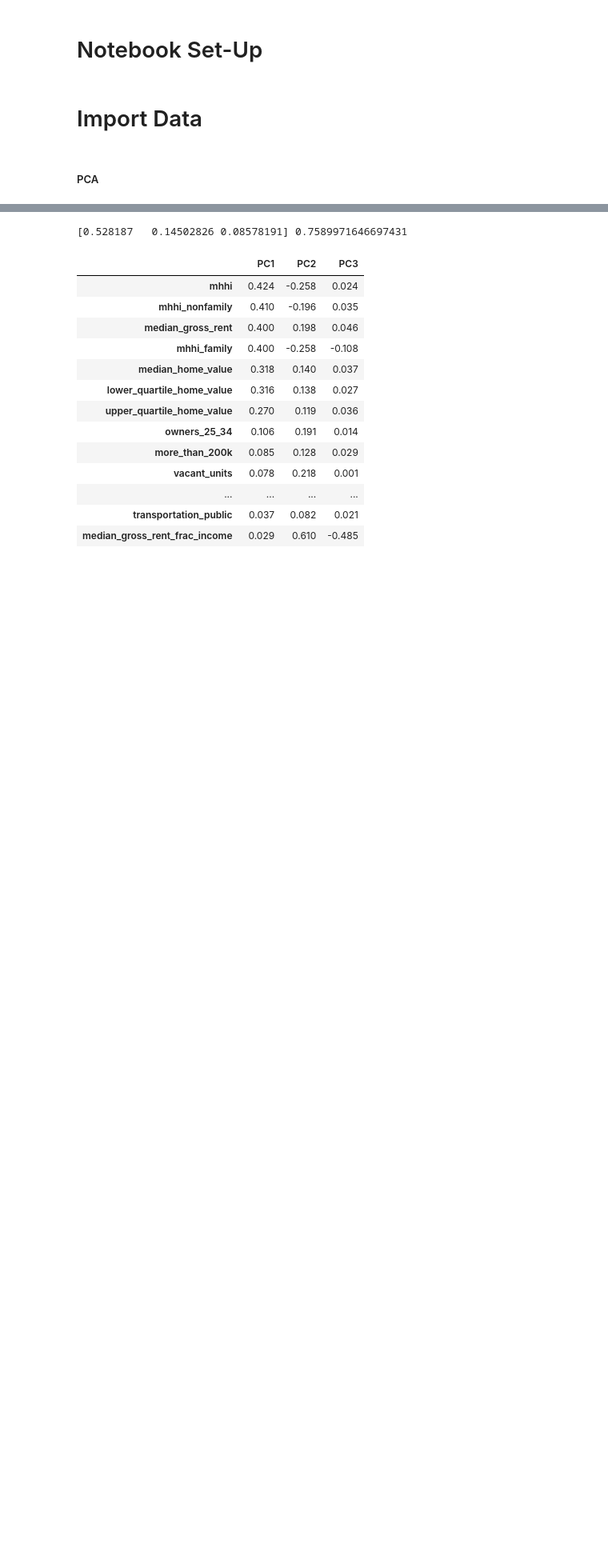
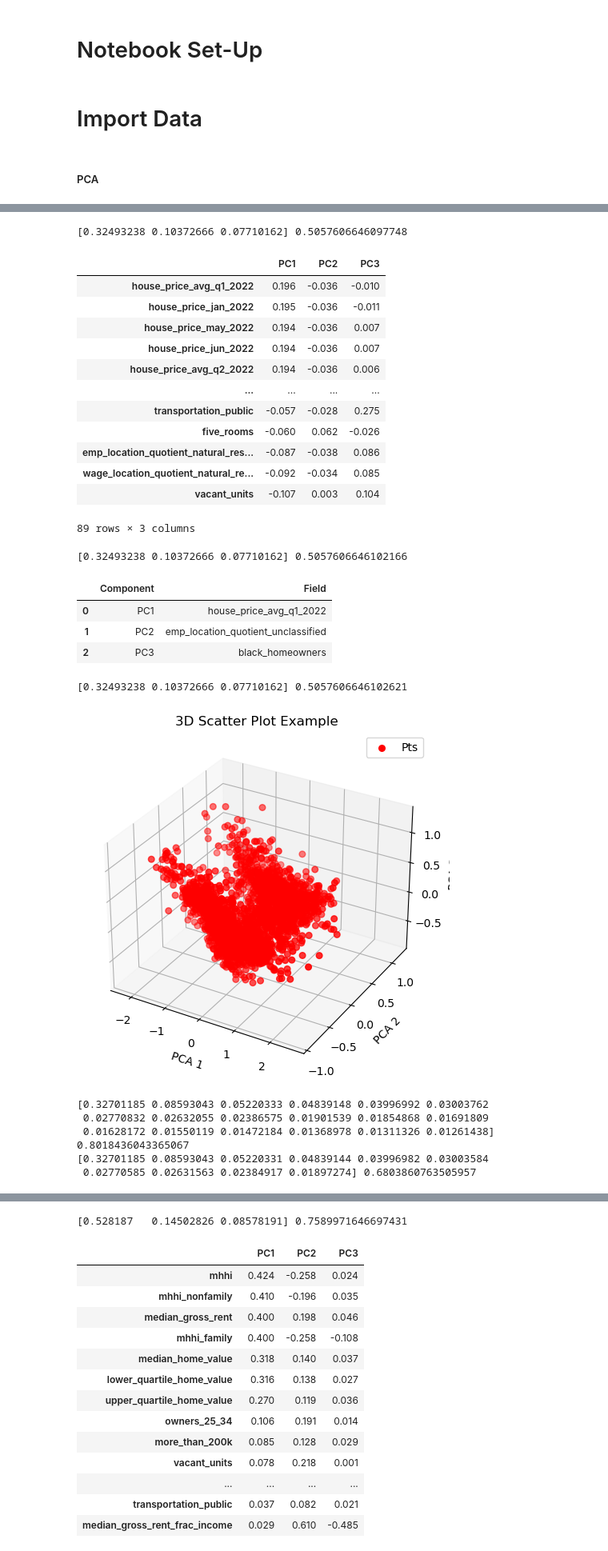
Before and after one commit to RyanZimmermanNWU/Northwestern-MSDS-Capstone-2023, a Jupyter notebook: Scripts/c. Feature Extraction and Creation.ipynb, the cells around one changed output, grey strips where cells are left out. Shown at 80% size. Saved outputs shown, nothing was run; the diff lists cells and outputs as text; code cells hidden in the pictures; blank space fills up the shorter version.

```diff
--- a/Scripts/c. Feature Extraction and Creation.ipynb
+++ b/Scripts/c. Feature Extraction and Creation.ipynb
@@ -89 +231,41 @@ def perform_pca(df_set, pca_param):
+# %%
+###################
+#%pylab
+#%matplotlib inline
+display(perform_pca(final_log_mm, 3)[0])
+
+display(perform_pca(final_log_mm, 3)[1])
+
+pca_plot(perform_pca(final_log_mm, 3)[2])
+
+# Excel Output
+perform_pca(final_log_ss, .80)[0].to_csv(r'C:\Users\Mattl\Desktop\Data\final_log_ss_pca_loadings.csv')
+perform_pca(final_log_ss, 10)[2].to_csv(r'C:\Users\Mattl\Desktop\Data\final_log_ss_pca_components.csv')
+# %% [output]
+[0.32493238 0.10372666 0.07710162] 0.5057606646097748
+|  | PC1 | PC2 | PC3 |
+| house_price_avg_q1_2022 | 0.196 | -0.036 | -0.010 |
+| house_price_jan_2022 | 0.195 | -0.036 | -0.011 |
+| house_price_may_2022 | 0.194 | -0.036 | 0.007 |
+| house_price_jun_2022 | 0.194 | -0.036 | 0.007 |
+| house_price_avg_q2_2022 | 0.194 | -0.036 | 0.006 |
+| ... | ... | ... | ... |
+| transportation_public | -0.057 | -0.028 | 0.275 |
+| five_rooms | -0.060 | 0.062 | -0.026 |
+| emp_location_quotient_natural_res... | -0.087 | -0.038 | 0.086 |
+| wage_location_quotient_natural_re... | -0.092 | -0.034 | 0.085 |
+| vacant_units | -0.107 | 0.003 | 0.104 |
+89 rows × 3 columns
+[0.32493238 0.10372666 0.07710162] 0.5057606646102166
+|  | Component | Field |
+| 0 | PC1 | house_price_avg_q1_2022 |
+| 1 | PC2 | emp_location_quotient_unclassified |
+| 2 | PC3 | black_homeowners |
+[0.32493238 0.10372666 0.07710162] 0.5057606646102621
+[figure, added]
+[0.32701185 0.08593043 0.05220333 0.04839148 0.03996992 0.03003762
+ 0.02770832 0.02632055 0.02386575 0.01901539 0.01854868 0.01691809
+ 0.01628172 0.01550119 0.01472184 0.01368978 0.01311326 0.01261438] 0.8018436043365067
+[0.32701185 0.08593043 0.05220331 0.04839144 0.03996982 0.03003584
+ 0.02770585 0.02631563 0.02384917 0.01897274] 0.6803860763505957
 # %% [markdown]
```
Also changed, not shown: parts of 25 cells of this notebook, 1 other file.
